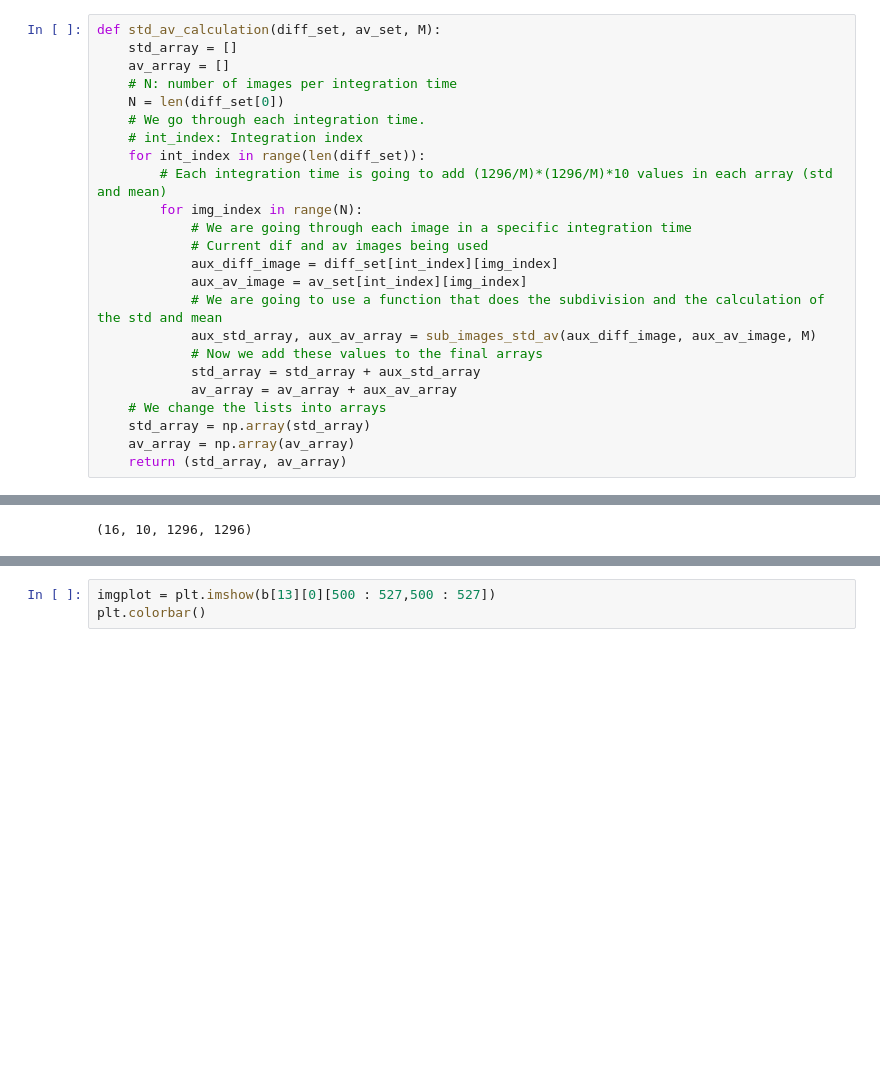
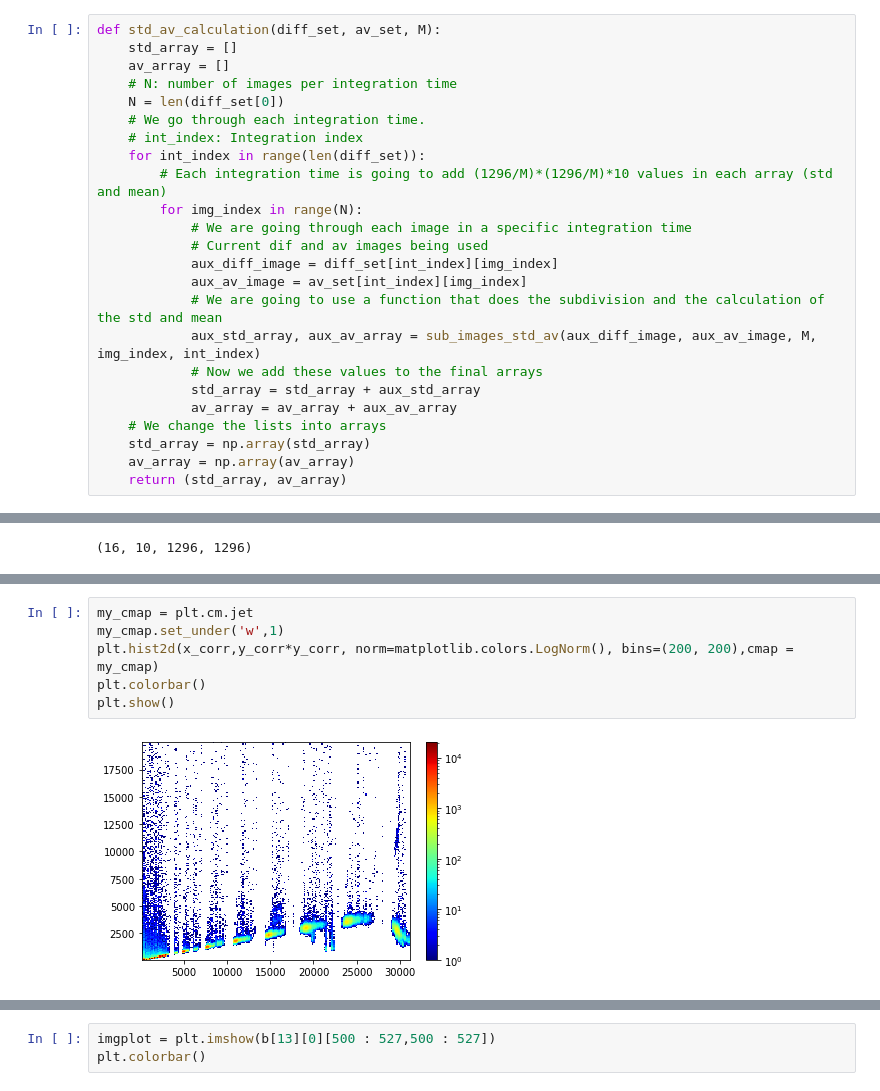
Before and after one commit to RafaelOrmazabal/TAO_Workshop, a Jupyter notebook: Gain_Fowler.ipynb, the cells around one changed output, grey strips where cells are left out. Cells and saved outputs as stored; diff of their text form; blank space fills up the shorter version.

```diff
--- a/Gain_Fowler.ipynb
+++ b/Gain_Fowler.ipynb
@@ -84,7 +86,7 @@ def std_av_calculation(diff_set, av_set, M):
             aux_diff_image = diff_set[int_index][img_index]
             aux_av_image = av_set[int_index][img_index]
             # We are going to use a function that does the subdivision and the calculation of the std and mean
-            aux_std_array, aux_av_array = sub_images_std_av(aux_diff_image, aux_av_image, M)
+            aux_std_array, aux_av_array = sub_images_std_av(aux_diff_image, aux_av_image, M, img_index, int_index)
             # Now we add these values to the final arrays
             std_array = std_array + aux_std_array
             av_array = av_array + aux_av_array
@@ -173,0 +180,8 @@ print(48*48)
+# %%
+my_cmap = plt.cm.jet
+my_cmap.set_under('w',1)
+plt.hist2d(x_corr,y_corr*y_corr, norm=matplotlib.colors.LogNorm(), bins=(200, 200),cmap = my_cmap)
+plt.colorbar()
+plt.show()
+# %% [output]
+[figure, added]
```
Also changed, not shown: parts of 21 cells of this notebook.
